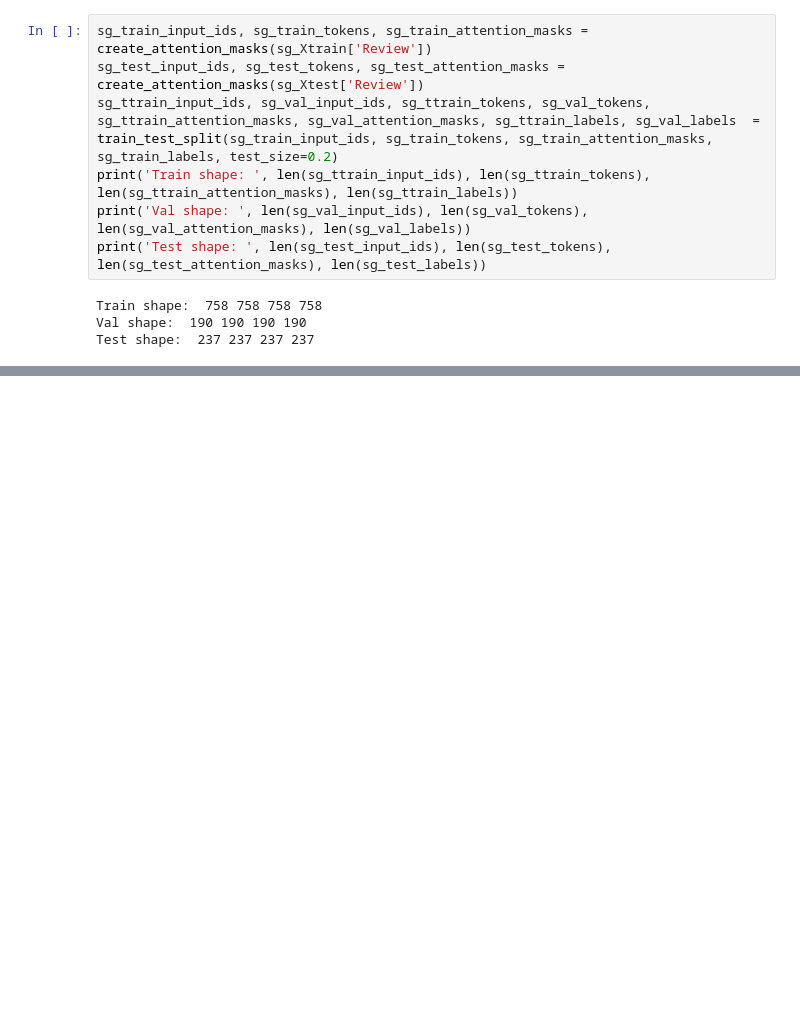
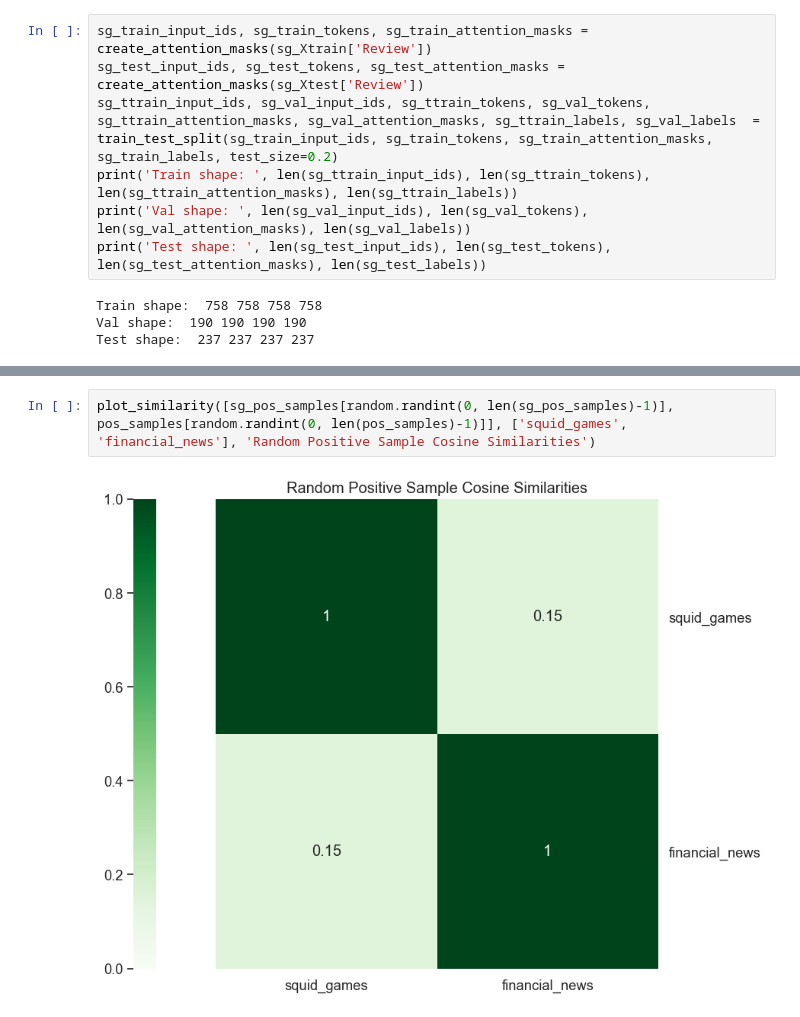
Before and after one commit to meowster99/news-sentiment-analysis, a Jupyter notebook: BERT.ipynb, the cells around one changed output, grey strips where cells are left out. Cells and saved outputs as stored; diff of their text form; blank space fills up the shorter version.

```diff
--- a/BERT.ipynb
+++ b/BERT.ipynb
@@ -378,0 +427,4 @@ plot_similarity([
+# %%
+plot_similarity([sg_pos_samples[random.randint(0, len(sg_pos_samples)-1)], pos_samples[random.randint(0, len(pos_samples)-1)]], ['squid_games', 'financial_news'], 'Random Positive Sample Cosine Similarities')
+# %% [output]
+[figure, added]
```
Also changed, not shown: parts of 14 cells of this notebook, 2 other files.
